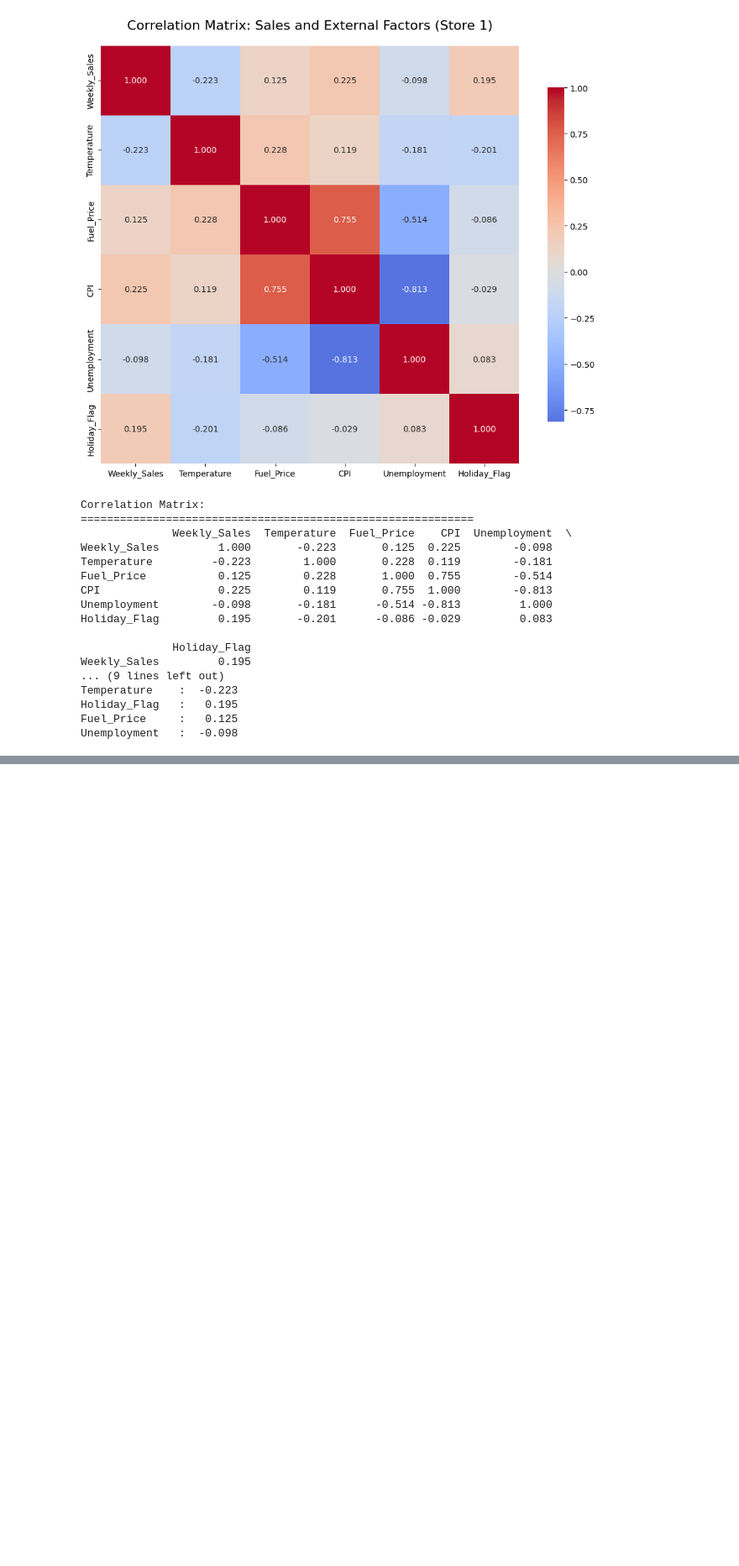
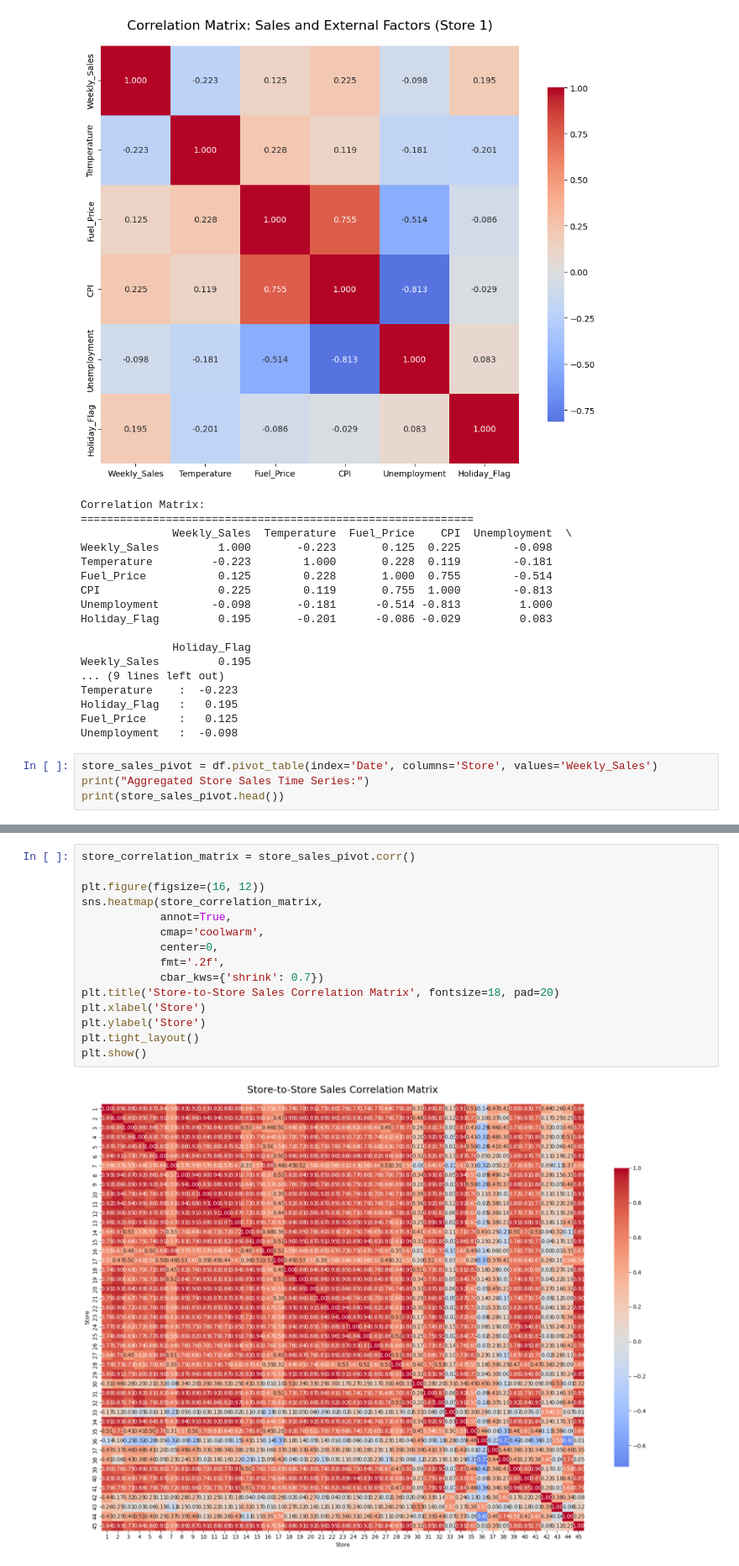
Before and after one commit to Manish-785/sales-demand-forecasting, a Jupyter notebook: main.ipynb, the cells around one changed output, grey strips where cells are left out. Shown at 84% size. Cells and saved outputs as stored; diff of their text form; blank space fills up the shorter version.

Commit message:
graph formation and initialised gnn code

```diff
--- a/main.ipynb
+++ b/main.ipynb
@@ -194,3 +195,7 @@ Temperature    :  -0.223
 Holiday_Flag   :   0.195
 Fuel_Price     :   0.125
 Unemployment   :  -0.098
+# %%
+store_sales_pivot = df.pivot_table(index='Date', columns='Store', values='Weekly_Sales')
+print("Aggregated Store Sales Time Series:")
+print(store_sales_pivot.head())
@@ -196,0 +220,17 @@ Unemployment   :  -0.098
+# %%
+store_correlation_matrix = store_sales_pivot.corr()
+
+plt.figure(figsize=(16, 12))
+sns.heatmap(store_correlation_matrix,
+            annot=True,
+            cmap='coolwarm',
+            center=0,
+            fmt='.2f',
+            cbar_kws={'shrink': 0.7})
+plt.title('Store-to-Store Sales Correlation Matrix', fontsize=18, pad=20)
+plt.xlabel('Store')
+plt.ylabel('Store')
+plt.tight_layout()
+plt.show()
+# %% [output]
+[figure, added]
```
Also changed, not shown: parts of 9 cells of this notebook.
